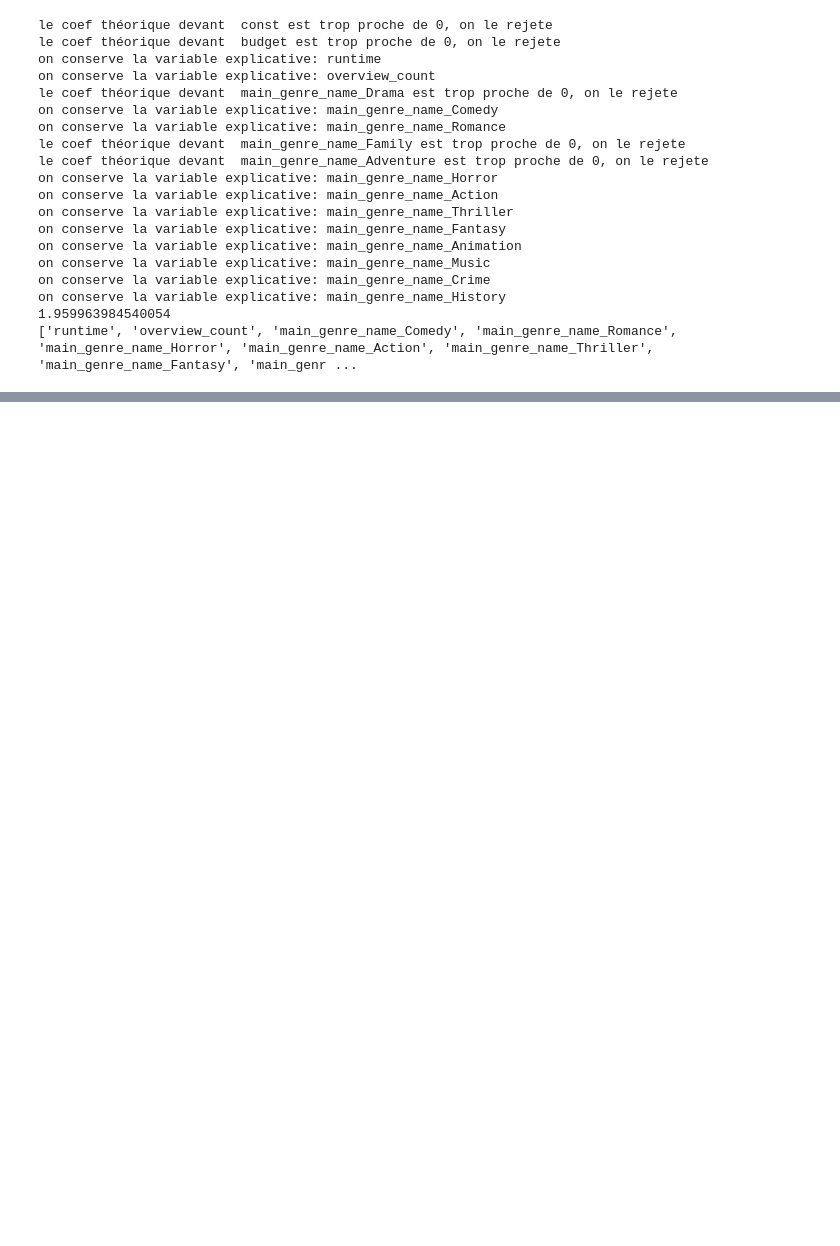
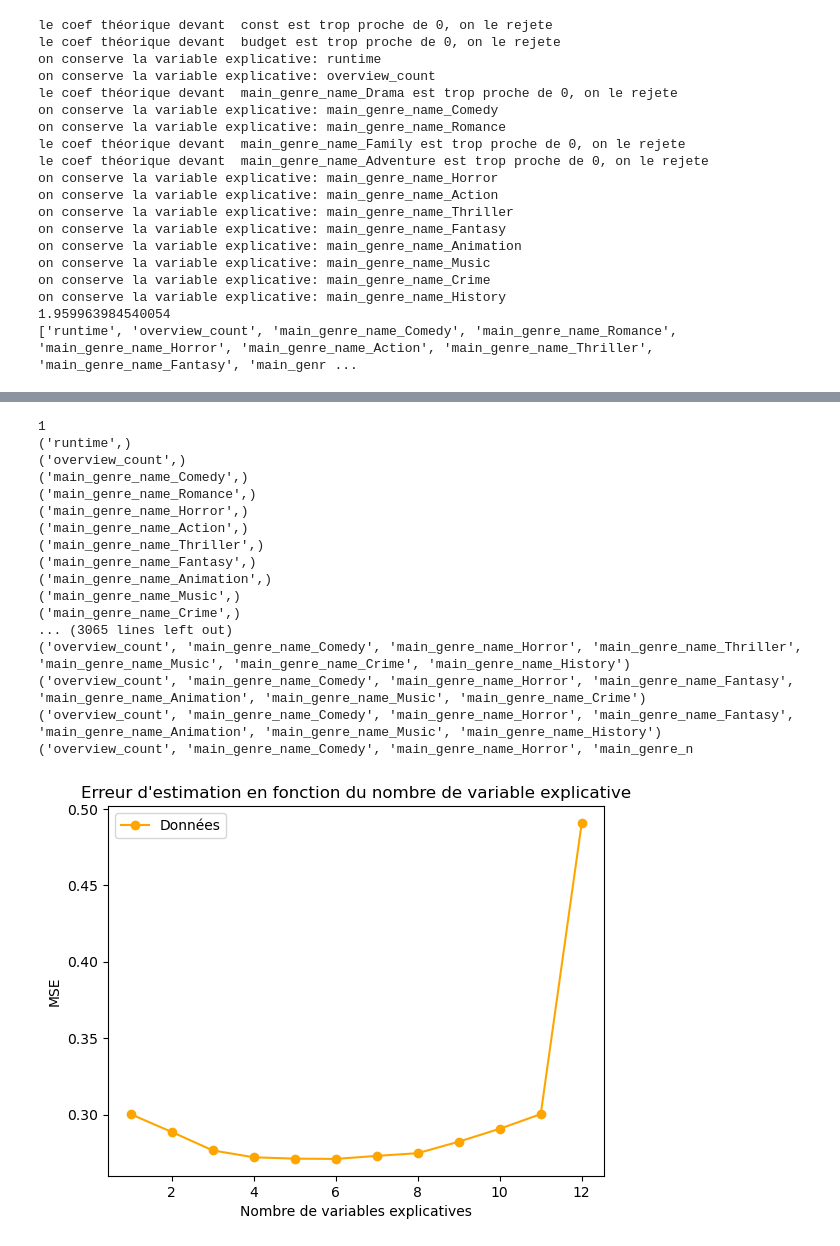
Before and after one commit to gillesfevry/MiseEnProd, a Jupyter notebook: analyse.descriptive.ipynb, the cells around one changed output, grey strips where cells are left out. Cells and saved outputs as stored; diff of their text form; code cells hidden in the pictures; blank space fills up the shorter version.

```diff
--- a/analyse.descriptive.ipynb
+++ b/analyse.descriptive.ipynb
@@ -240,0 +311,58 @@ on conserve la variable explicative: main_genre_name_History
+# %%
+X=X.loc[:,var_explicative_significative_au_niv_5] #On peut enlever [:7], ici sur nos données ca explose pour une certaines vraibles il va donc falloir l'enlever
+X.head()
+X_train, X_test, Y_train, Y_test = train_test_split(X, Y, test_size=0.2, random_state=42)
+a=[]
+b=[]
+for i in range(1,len(var_explicative_significative_au_niv_5)+1): #On peut enlever [:7]
+    print(i)
+    combinations_list = generate_combinations(var_explicative_significative_au_niv_5, i) #On peut enlever [:7]
+    L=[]
+    for comb in combinations_list:
+        print(comb)
+        # Initialiser le modèle de régression linéaire
+        model = LinearRegression()
+
+        # Entraîner le modèle avec l'ensemble d'entraînement
+        model.fit(X_train.loc[:,comb], Y_train)
+
+        # Prédire les résultats sur l'ensemble de test
+        Y_pred = model.predict(X_test.loc[:,comb])
+
+        # Évaluer la performance du modèle
+        mse = mean_squared_error(Y_test, Y_pred)
+        L.append(mse)
+    a.append(i)
+    b.append(min(L))
+
+import matplotlib.pyplot as plt
+
+# Créer un graphique avec une couleur personnalisée
+plt.plot(a, b, color='orange', marker='o', linestyle='-', label='Données')
+# Ajouter des titres et des légendes
+plt.title("Erreur d'estimation en fonction du nombre de variable explicative")
+plt.xlabel("Nombre de variables explicatives")
+plt.ylabel("MSE")
+plt.legend()  # Affiche la légende
+
+# Afficher le graphe
+plt.show()
+# %% [output]
+1
+('runtime',)
+('overview_count',)
+('main_genre_name_Comedy',)
+('main_genre_name_Romance',)
+('main_genre_name_Horror',)
+('main_genre_name_Action',)
+('main_genre_name_Thriller',)
+('main_genre_name_Fantasy',)
+('main_genre_name_Animation',)
+('main_genre_name_Music',)
+('main_genre_name_Crime',)
+... (3065 lines left out)
+('overview_count', 'main_genre_name_Comedy', 'main_genre_name_Horror', 'main_genre_name_Thriller', 'main_genre_name_Music', 'main_genre_name_Crime', 'main_genre_name_History')
+('overview_count', 'main_genre_name_Comedy', 'main_genre_name_Horror', 'main_genre_name_Fantasy', 'main_genre_name_Animation', 'main_genre_name_Music', 'main_genre_name_Crime')
+('overview_count', 'main_genre_name_Comedy', 'main_genre_name_Horror', 'main_genre_name_Fantasy', 'main_genre_name_Animation', 'main_genre_name_Music', 'main_genre_name_History')
+('overview_count', 'main_genre_name_Comedy', 'main_genre_name_Horror', 'main_genre_n
+[figure, added]
```
Also changed, not shown: parts of 11 cells of this notebook.
